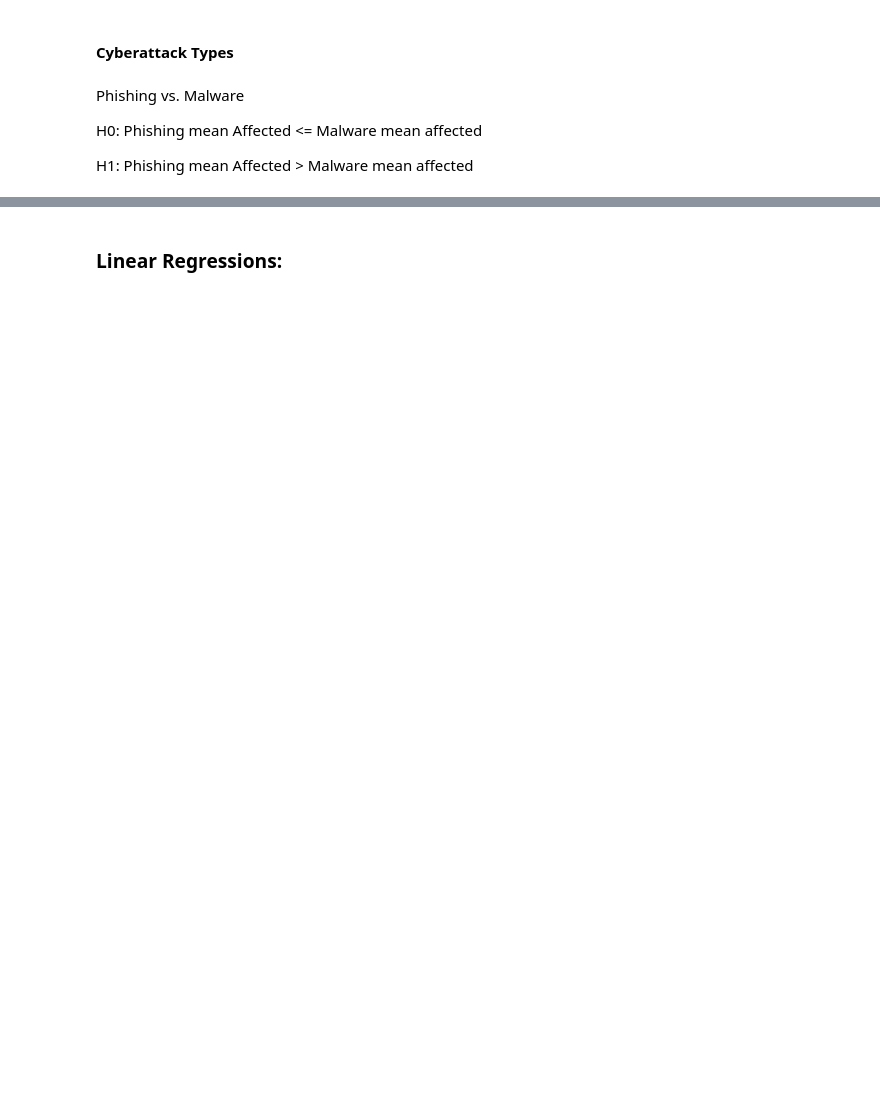
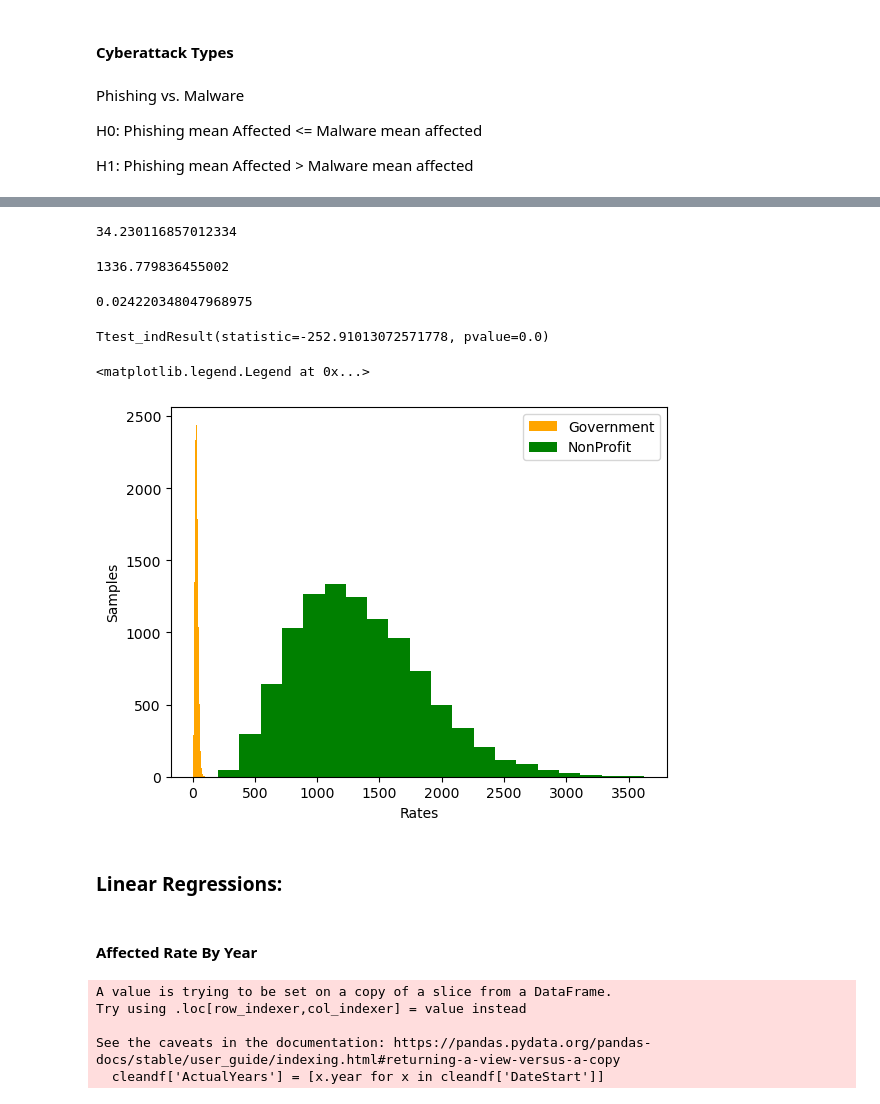
Before and after one commit to IsaacDaHanes/WA_Databreaches_Predictive_Analysis, a Jupyter notebook: notebooks/new_eda_nb.ipynb, the cells around one changed output, grey strips where cells are left out. Cells and saved outputs as stored; diff of their text form; code cells hidden in the pictures; blank space fills up the shorter version.

```diff
--- a/notebooks/new_eda_nb.ipynb
+++ b/notebooks/new_eda_nb.ipynb
@@ -95,0 +153,15 @@ See the caveats in the documentation: https://pandas.pydata.org/pandas-docs/stab
+# %%
+def get_mean_bootstrapped_rate(dataframe, startdate, enddate, column, category, samples=10000):
+    '''
+
+    '''
+    rates = []
+    date_filtered = dataframe[(dataframe['DateStart'] > startdate) & (dataframe['DateStart'] < enddate)]
+    column_selected = date_filtered[[(f'{column}'),'WashingtoniansAffected']]
+    category_selected = column_selected[column_selected[f'{column}'] == category]
+    category_selected = category_selected.dropna()
+    bootstrap_affected = bootstrap(category_selected['WashingtoniansAffected'], samples)
+    days = (enddate - startdate).days
+    for x in bootstrap_affected:
+        rates.append(sum(x)/days)
+    return rates
@@ -119,2 +280,50 @@ H1: Phishing mean Affected > Malware mean affected
+# %%
+start = dt.date(2018,1,1)
+end = dt.date(2023,12,30)
+gov_rates = get_mean_bootstrapped_rate(cleandf, start, end, 'IndustryType', 'Government', 10000)
+np.mean(gov_rates)
+# %% [output]
+34.230116857012334
+# %%
+nonprof_rates = get_mean_bootstrapped_rate(cleandf, start, end, 'IndustryType', 'Non-Profit/Charity', 10000)
+np.mean(nonprof_rates)
+# %% [output]
+1336.779836455002
+# %%
+np.std(gov_rates)/np.std(nonprof_rates)
+# %% [output]
+0.024220348047968975
+# %%
+# ttest
+st.ttest_ind(gov_rates, nonprof_rates, equal_var=True, alternative='less')
+# %% [output]
+Ttest_indResult(statistic=-252.91013072571778, pvalue=0.0)
+# %%
+fig,ax=plt.subplots()
+
+ax.hist(gov_rates, bins=12, color='orange')
+# ax.axvline(np.mean(gov_rates), color='r')
+
+ax.hist(nonprof_rates, bins=20, color='green')
+# ax.axvline(np.mean(nonprof_rates), color='b')
+
+ax.set_xlabel('Rates')
+ax.set_ylabel('Samples')
+
+ax.legend(['Government', 'NonProfit'])
+# fig.savefig(f'../images/data_stats', bbox_inches='tight')
+# %% [output]
+<matplotlib.legend.Legend at 0x...>
+[figure, added]
 # %% [markdown]
 ### Linear Regressions:
+# %% [markdown]
+#### Affected Rate By Year
+# %%
+cleandf['ActualYears'] = [x.year for x in cleandf['DateStart']]
+# %% [output]
+A value is trying to be set on a copy of a slice from a DataFrame.
+Try using .loc[row_indexer,col_indexer] = value instead
+
+See the caveats in the documentation: https://pandas.pydata.org/pandas-docs/stable/user_guide/indexing.html#returning-a-view-versus-a-copy
+  cleandf['ActualYears'] = [x.year for x in cleandf['DateStart']]
```
Also changed, not shown: parts of 38 cells of this notebook, 6 other files.
